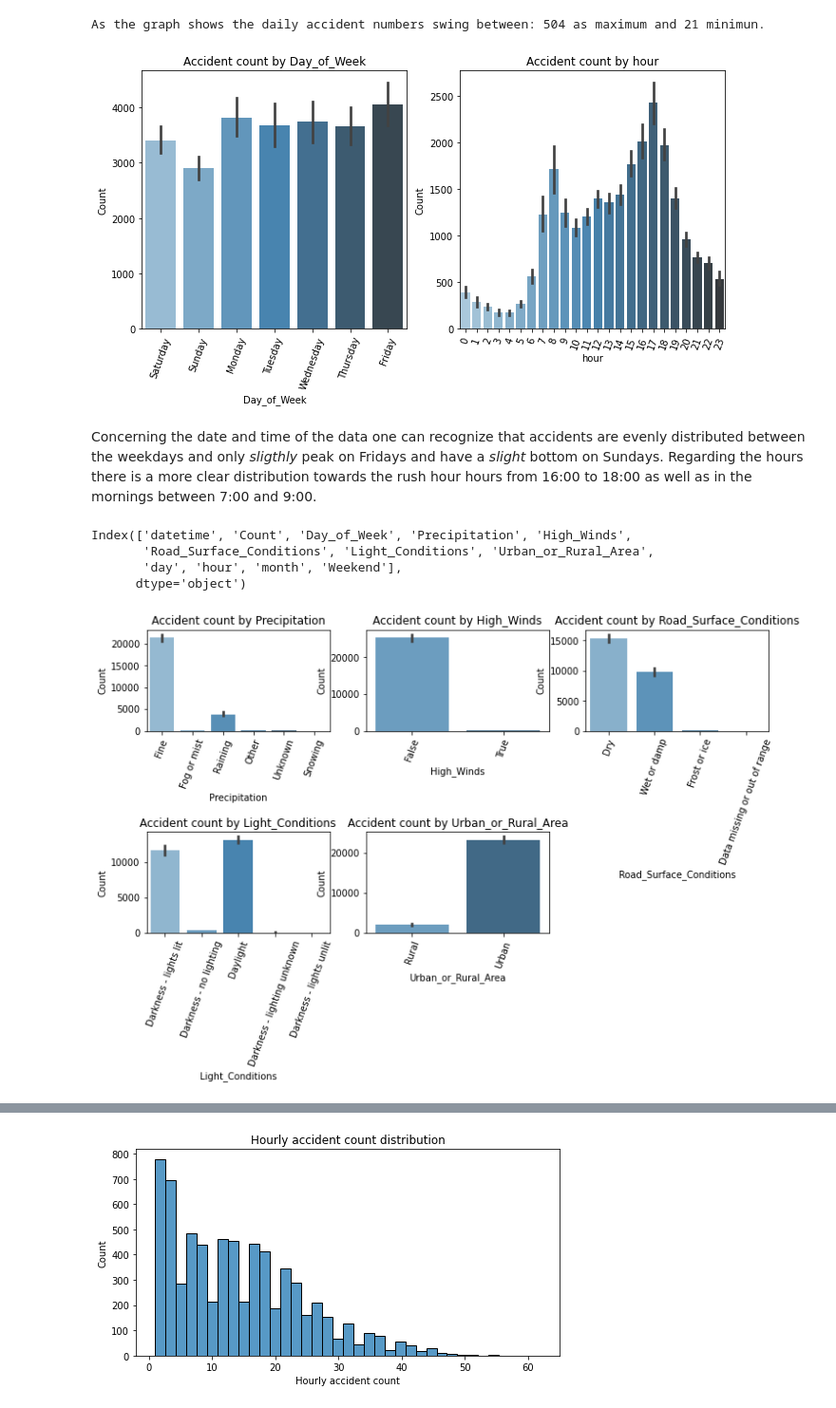
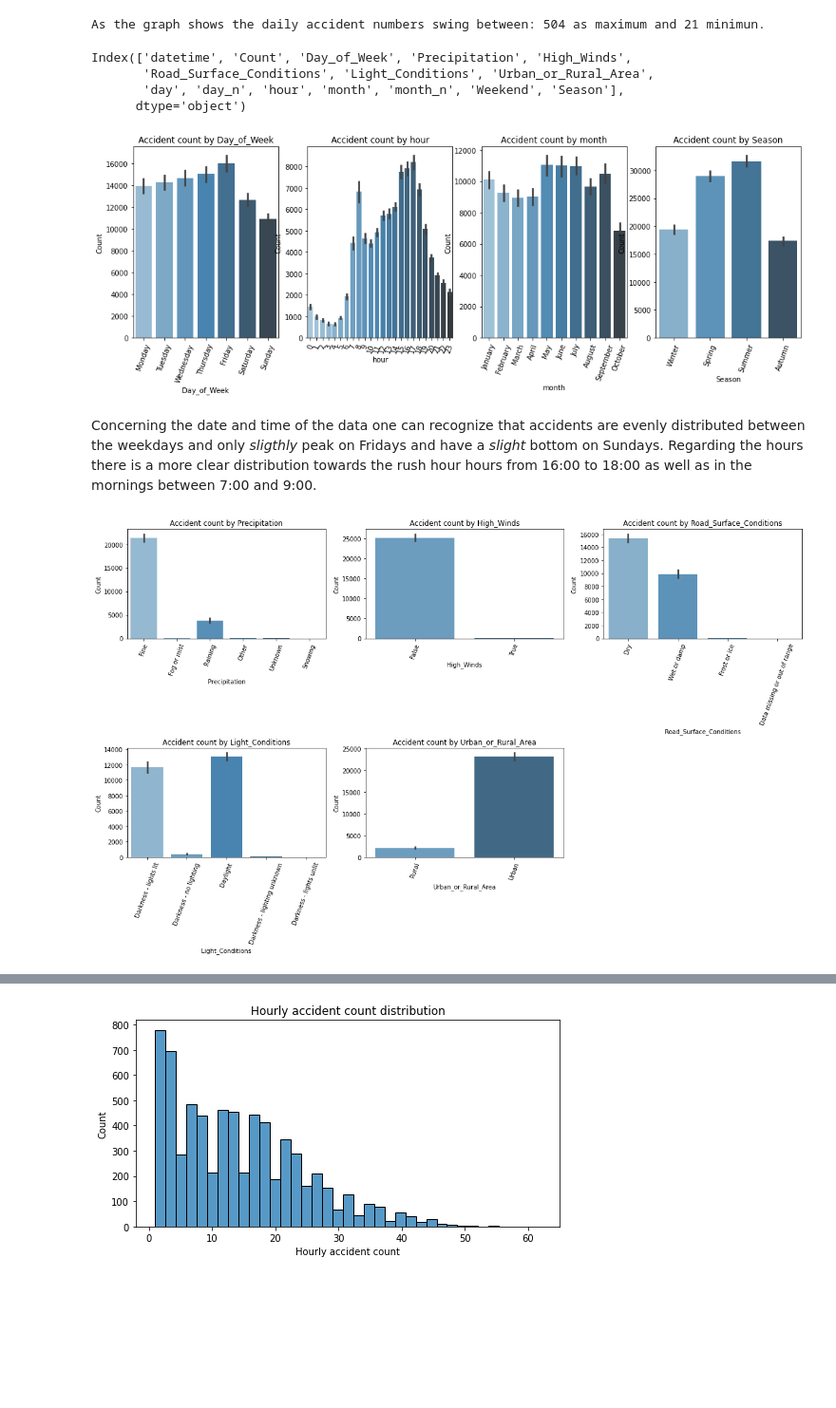
Before and after one commit to vincm1/UK_accidents, a Jupyter notebook: Final_assignment_Big_Data_for_Decision_Making_(2021_22_BNK432_NO02_A).ipynb, the cells around one changed output, grey strips where cells are left out. Shown: that part at 95% size. Cells and saved outputs as stored; diff of their text form; code cells hidden in the pictures; blank space fills up the shorter version.

```diff
--- a/Final_assignment_Big_Data_for_Decision_Making_(2021_22_BNK432_NO02_A).ipynb
+++ b/Final_assignment_Big_Data_for_Decision_Making_(2021_22_BNK432_NO02_A).ipynb
@@ -95,7 +130,7 @@ df[6000:]
 2540 rows × 15 columns
 # %%
 cat_names = ['Day_of_Week', 'Weekend','Precipitation', 'High_Winds',
-       'Road_Surface_Conditions', 'Light_Conditions', 'Urban_or_Rural_Area']
+       'Road_Surface_Conditions', 'Light_Conditions', 'Urban_or_Rural_Area', 'month','Weekend','Season','hour']
 print("Unique count of categorical features:")
 for i in cat_names:
   print(i,df[i].unique().size)
@@ -172,36 +207,36 @@ plt.show()
 print(f"As the graph shows the daily accident numbers swing between:", acc_daily_train["Count"].max(),"as maximum and",acc_daily_train["Count"].min(),"minimun." )
 # %% [output]
 As the graph shows the daily accident numbers swing between: 504 as maximum and 21 minimun.
+# %%
+train_set.columns
+# %% [output]
+Index(['datetime', 'Count', 'Day_of_Week', 'Precipitation', 'High_Winds',
+       'Road_Surface_Conditions', 'Light_Conditions', 'Urban_or_Rural_Area',
+       'day', 'day_n', 'hour', 'month', 'month_n', 'Weekend', 'Season'],
+      dtype='object')
 # %%
 c = 1
 
 fig = plt.figure(figsize=(17,5))
 
-for i in df[["Day_of_Week","hour"]]:
-    plt.subplot(1, 3, c)
+for i in df[["Day_of_Week",'hour','month','Season']]:
+    plt.subplot(1, 4, c)
     plt.title(f'Accident count by {i}')
     plt.xlabel(i)
     plt.xticks(rotation=70)
-    sns.barplot(x=i,y="Count",data=test_set,estimator=sum, palette="Blues_d")
+    sns.barplot(x=i,y="Count",data=train_set,estimator=sum, palette="Blues_d")
     c = c + 1
 
 plt.show()
 # %% [output]
-[figure, old version]
+[figure, new version]
 # %% [markdown]
 Concerning the date and time of the data one can recognize that accidents are evenly distributed between the weekdays and only *sligthly* peak on Fridays and have a *slight* bottom on Sundays.
 Regarding the hours there is a more clear distribution towards the rush hour hours from 16:00 to 18:00 as well as in the mornings between 7:00 and 9:00.
-# %%
-test_set.columns
-# %% [output]
-Index(['datetime', 'Count', 'Day_of_Week', 'Precipitation', 'High_Winds',
-       'Road_Surface_Conditions', 'Light_Conditions', 'Urban_or_Rural_Area',
-       'day', 'hour', 'month', 'Weekend'],
-      dtype='object')
 # %%
 c = 1
 
-fig = plt.figure(figsize=(12,6))
+fig = plt.figure(figsize=(20,10))
 
 for i in df[['Precipitation',
        'High_Winds', 'Road_Surface_Conditions', 'Light_Conditions',
@@ -216,7 +251,7 @@ for i in df[['Precipitation',
 
 plt.show()
 # %% [output]
-[figure, old version]
+[figure, new version]
 # %%
 fig,axes = plt.subplots(1,2,figsize=(10,5))
 sns.barplot(ax= axes[0], data=df, x='month', y='Count',estimator=sum,palette="Blues_d")
```
Also changed, not shown: parts of 60 cells of this notebook.
